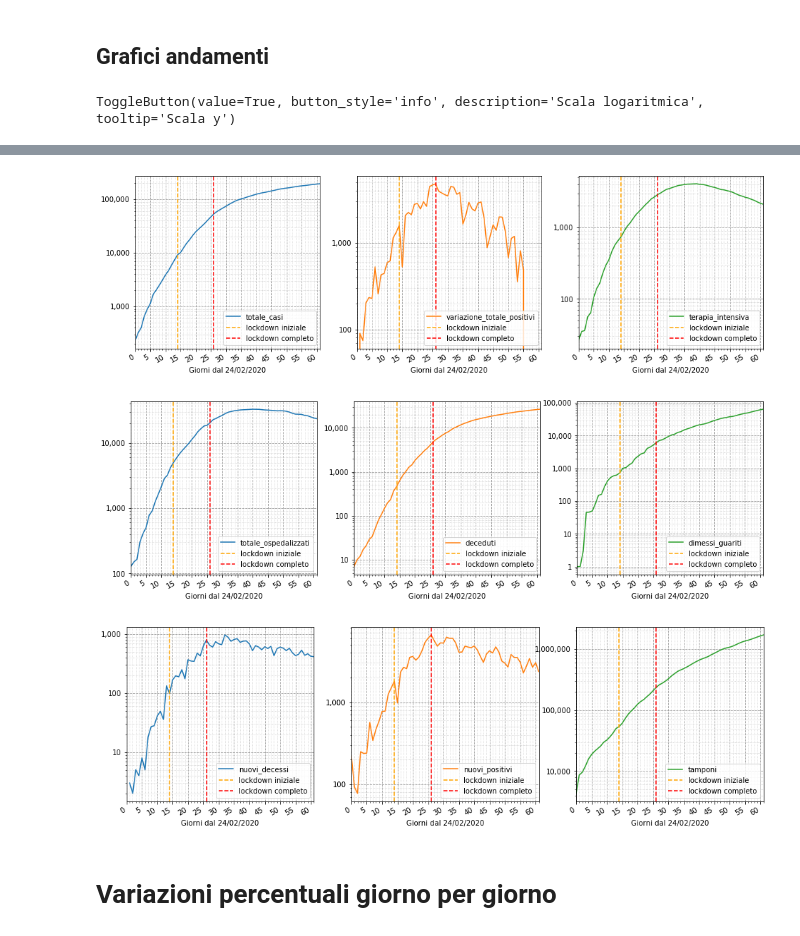
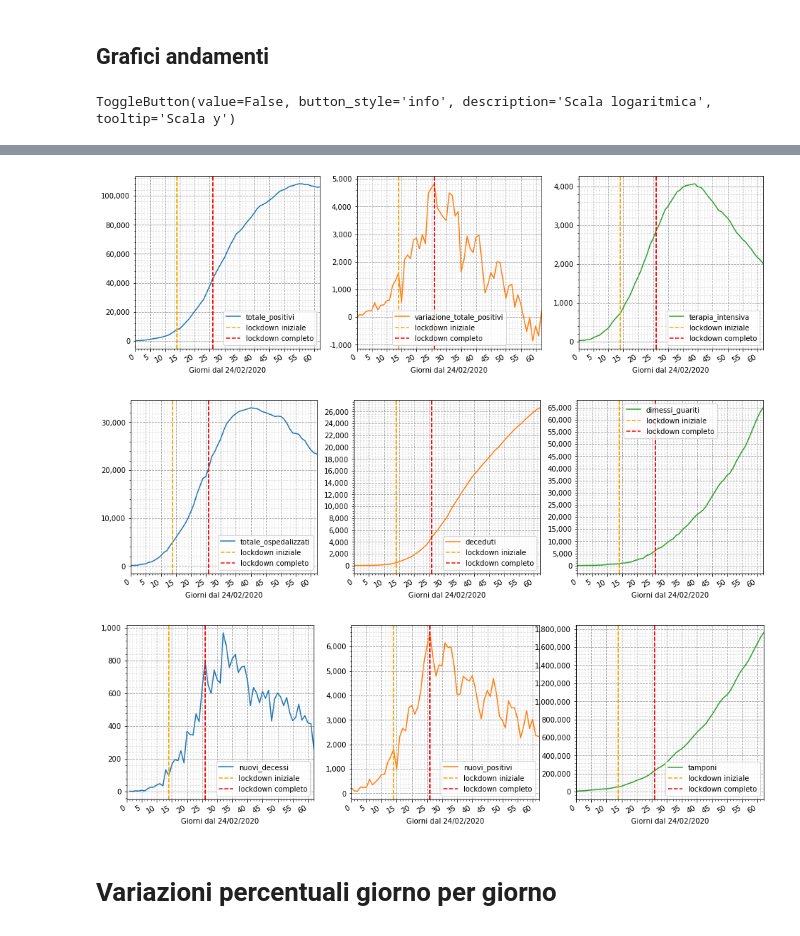
Before and after one commit to iosand71/covid19, a Jupyter notebook: covid19-italia.ipynb, the cells around one changed output, grey strips where cells are left out. Saved outputs shown, nothing was run; the diff lists cells and outputs as text; code cells hidden in the pictures.

```diff
--- a/covid19-italia.ipynb
+++ b/covid19-italia.ipynb
@@ -217,7 +217,7 @@ def draw_plots():
     plt.rcParams['figure.figsize'] = [16, 5]
     display(toggle_log)
 
-    plots = plot_func(['totale_casi','variazione_totale_positivi','terapia_intensiva'])
+    plots = plot_func(['totale_positivi','variazione_totale_positivi','terapia_intensiva'])
     plt_casi = fmt_plot(plots[0][0], 20000)
     plt_positivi = fmt_plot(plots[0][1], 1000)
     plt_intensivi = fmt_plot(plots[0][2], 1000)
@@ -295,4 +295,4 @@ output = widgets.Output()
 draw_plots()
 display(output)
 # %% [output]
-ToggleButton(value=True, button_style='info', description='Scala logaritmica', tooltip='Scala y')
+ToggleButton(value=False, button_style='info', description='Scala logaritmica', tooltip='Scala y')
@@ -299,6 +300,6 @@ ToggleButton(value=True, button_style='info', description='Scala logaritmica', t
-[figure, old version]
+[figure, new version]
-[figure, old version]
+[figure, new version]
-[figure, old version]
+[figure, new version]
 # %% [markdown]
 # Variazioni percentuali giorno per giorno
 # %%
```
Also changed, not shown: parts of 5 cells of this notebook, 1 other file.
